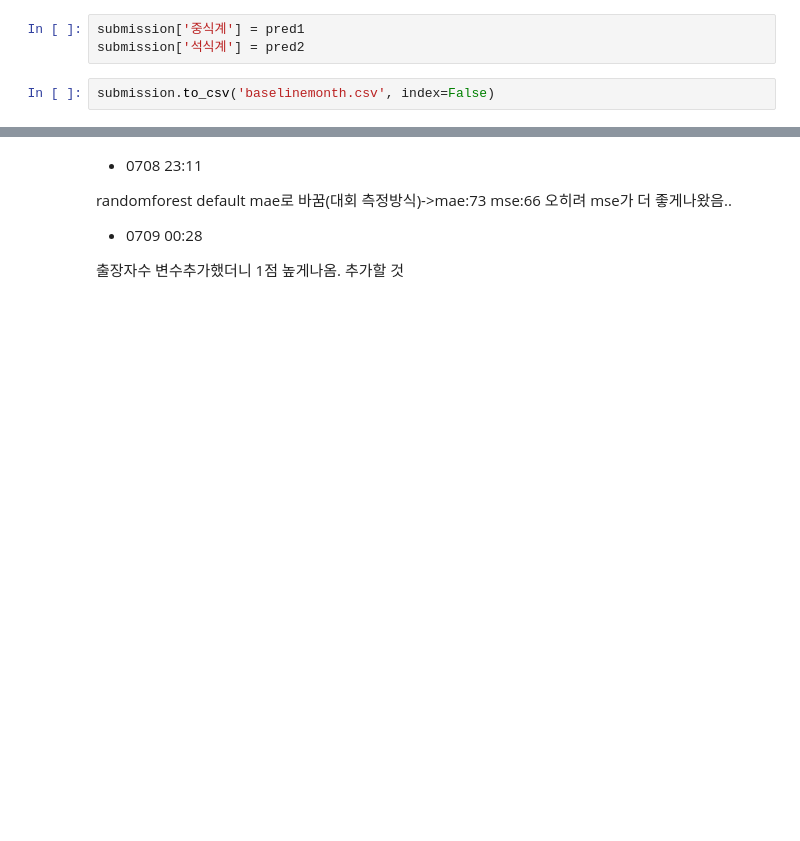
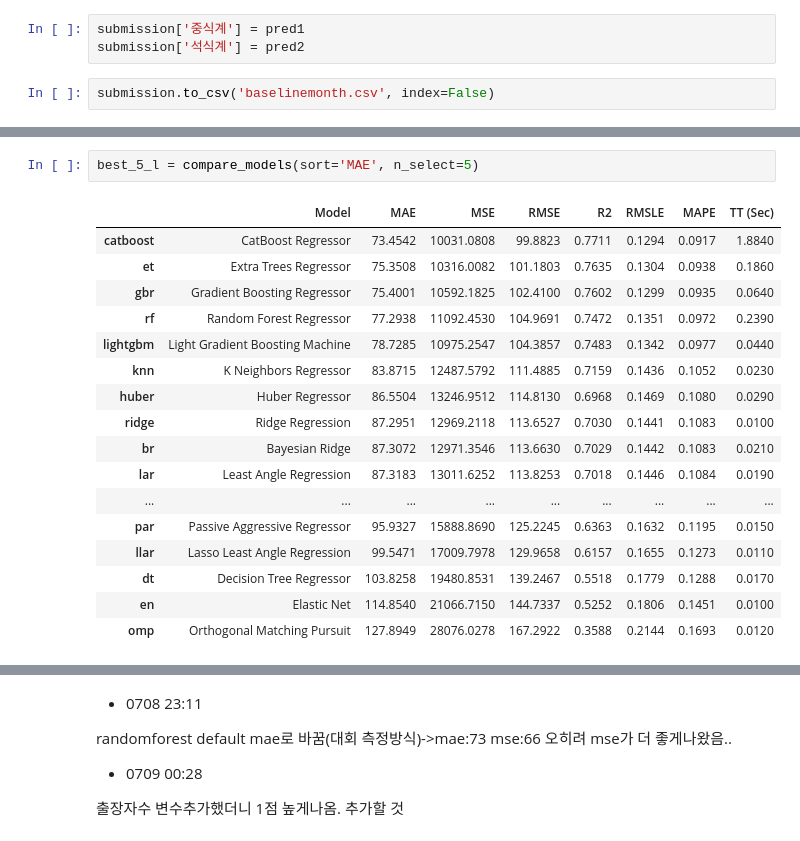
Before and after one commit to JBNU-JBIG/DACON-The_number_of_diners_in_the_cafeteria_Prediction, a Jupyter notebook: 0708_[베이스라인] 수정본.ipynb, the cells around one changed output, grey strips where cells are left out. Drawn from its saved outputs; the diff is of its cells as text; blank space fills up the shorter version.

```diff
--- a/0708_[베이스라인] 수정본.ipynb
+++ b/0708_[베이스라인] 수정본.ipynb
@@ -378,0 +417,20 @@ submission.to_csv('baselinemonth.csv', index=False)
+# %%
+best_5_l = compare_models(sort='MAE', n_select=5)
+# %% [output]
+|  | Model | MAE | MSE | RMSE | R2 | RMSLE | MAPE | TT (Sec) |
+| catboost | CatBoost Regressor | 73.4542 | 10031.0808 | 99.8823 | 0.7711 | 0.1294 | 0.0917 | 1.8840 |
+| et | Extra Trees Regressor | 75.3508 | 10316.0082 | 101.1803 | 0.7635 | 0.1304 | 0.0938 | 0.1860 |
+| gbr | Gradient Boosting Regressor | 75.4001 | 10592.1825 | 102.4100 | 0.7602 | 0.1299 | 0.0935 | 0.0640 |
+| rf | Random Forest Regressor | 77.2938 | 11092.4530 | 104.9691 | 0.7472 | 0.1351 | 0.0972 | 0.2390 |
+| lightgbm | Light Gradient Boosting Machine | 78.7285 | 10975.2547 | 104.3857 | 0.7483 | 0.1342 | 0.0977 | 0.0440 |
+| knn | K Neighbors Regressor | 83.8715 | 12487.5792 | 111.4885 | 0.7159 | 0.1436 | 0.1052 | 0.0230 |
+| huber | Huber Regressor | 86.5504 | 13246.9512 | 114.8130 | 0.6968 | 0.1469 | 0.1080 | 0.0290 |
+| ridge | Ridge Regression | 87.2951 | 12969.2118 | 113.6527 | 0.7030 | 0.1441 | 0.1083 | 0.0100 |
+| br | Bayesian Ridge | 87.3072 | 12971.3546 | 113.6630 | 0.7029 | 0.1442 | 0.1083 | 0.0210 |
+| lar | Least Angle Regression | 87.3183 | 13011.6252 | 113.8253 | 0.7018 | 0.1446 | 0.1084 | 0.0190 |
+| ... | ... | ... | ... | ... | ... | ... | ... | ... |
+| par | Passive Aggressive Regressor | 95.9327 | 15888.8690 | 125.2245 | 0.6363 | 0.1632 | 0.1195 | 0.0150 |
+| llar | Lasso Least Angle Regression | 99.5471 | 17009.7978 | 129.9658 | 0.6157 | 0.1655 | 0.1273 | 0.0110 |
+| dt | Decision Tree Regressor | 103.8258 | 19480.8531 | 139.2467 | 0.5518 | 0.1779 | 0.1288 | 0.0170 |
+| en | Elastic Net | 114.8540 | 21066.7150 | 144.7337 | 0.5252 | 0.1806 | 0.1451 | 0.0100 |
+| omp | Orthogonal Matching Pursuit | 127.8949 | 28076.0278 | 167.2922 | 0.3588 | 0.2144 | 0.1693 | 0.0120 |
```
Also changed, not shown: parts of 15 cells of this notebook, 7 other files.
